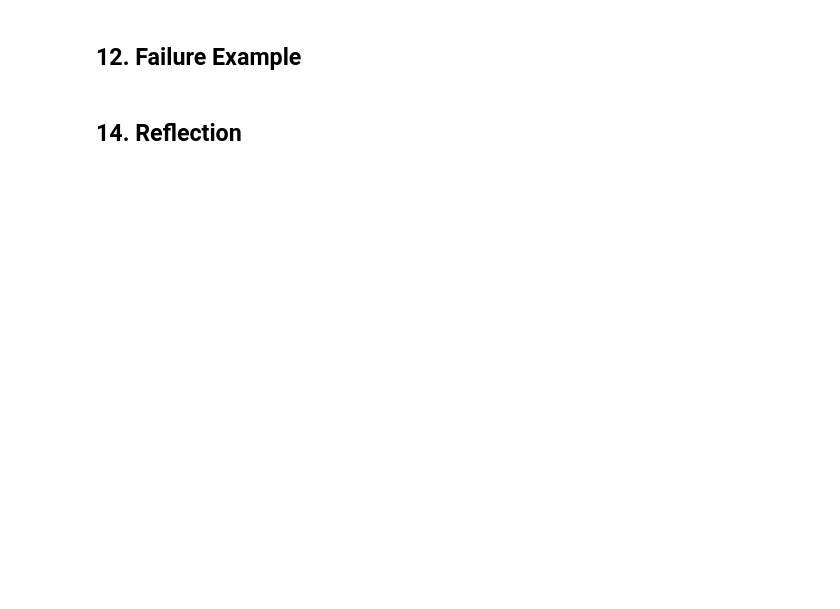
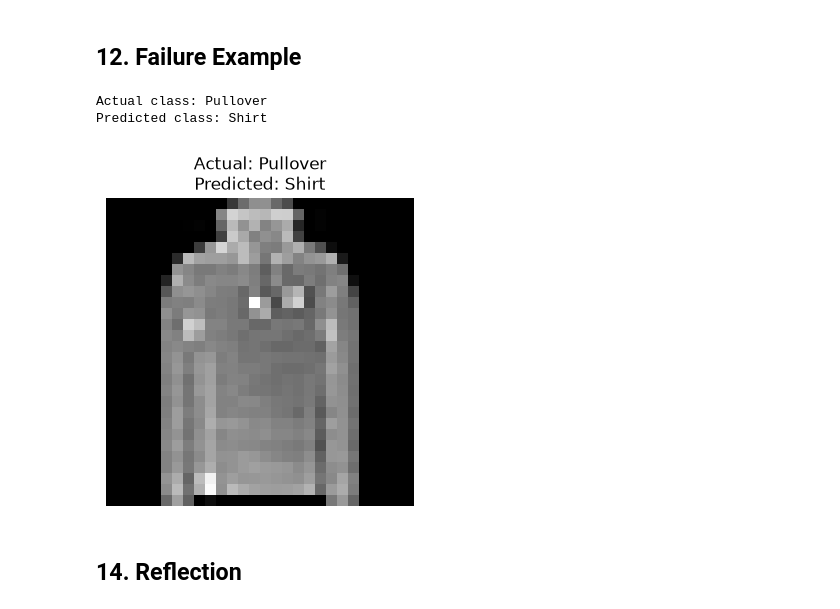
Before and after one commit to Earthiscool/AI-Independent-Study, a Jupyter notebook: Q1/notebooks/week02_mlp_comparison.ipynb, the cells around one changed output. Drawn from its saved outputs; the diff is of its cells as text; code cells hidden in the pictures; blank space fills up the shorter version.

```diff
--- a/Q1/notebooks/week02_mlp_comparison.ipynb
+++ b/Q1/notebooks/week02_mlp_comparison.ipynb
@@ -386,4 +727,82 @@ EPOCHS = 5
 # %% [markdown]
 ## 12. Failure Example
+# %%
+# Fashion-MNIST class names
+class_names = [
+    "T-shirt/top",
+    "Trouser",
+    "Pullover",
+    "Dress",
+    "Coat",
+    "Sandal",
+    "Shirt",
+    "Sneaker",
+    "Bag",
+    "Ankle boot"
+]
+
+# Put the model into evaluation mode
+mlp_model.eval()
+
+incorrect_image = None
+incorrect_true_label = None
+incorrect_pred_label = None
+
+with torch.no_grad():
+
+    for images, labels in val_loader:
+
+        images = images.to(device)
+        labels = labels.to(device)
+
+        outputs = mlp_model(images)
+
+        predictions = outputs.argmax(dim=1)
+
+        # Find which predictions were wrong
+        incorrect_mask = predictions != labels
+
+        if incorrect_mask.any():
+
+            # Get the first incorrect prediction
+            index = incorrect_mask.nonzero(as_tuple=True)[0][0]
+
+            incorrect_image = images[index].cpu()
+            incorrect_true_label = labels[index].item()
+            incorrect_pred_label = predictions[index].item()
+
+            break
+
+
+print(
+    "Actual class:",
+    class_names[incorrect_true_label]
+)
+
+print(
+    "Predicted class:",
+    class_names[incorrect_pred_label]
+)
+# %% [output]
+Actual class: Pullover
+Predicted class: Shirt
+# %%
+plt.figure(figsize=(4, 4))
+
+plt.imshow(
+    incorrect_image.squeeze(),
+    cmap="gray"
+)
+
+plt.title(
+    f"Actual: {class_names[incorrect_true_label]}\n"
+    f"Predicted: {class_names[incorrect_pred_label]}"
+)
+
+plt.axis("off")
+
+plt.show()
+# %% [output]
+[figure, added]
 # %% [markdown]
 ## 14. Reflection
```
Also changed, not shown: parts of 13 cells of this notebook, 1 other file.
